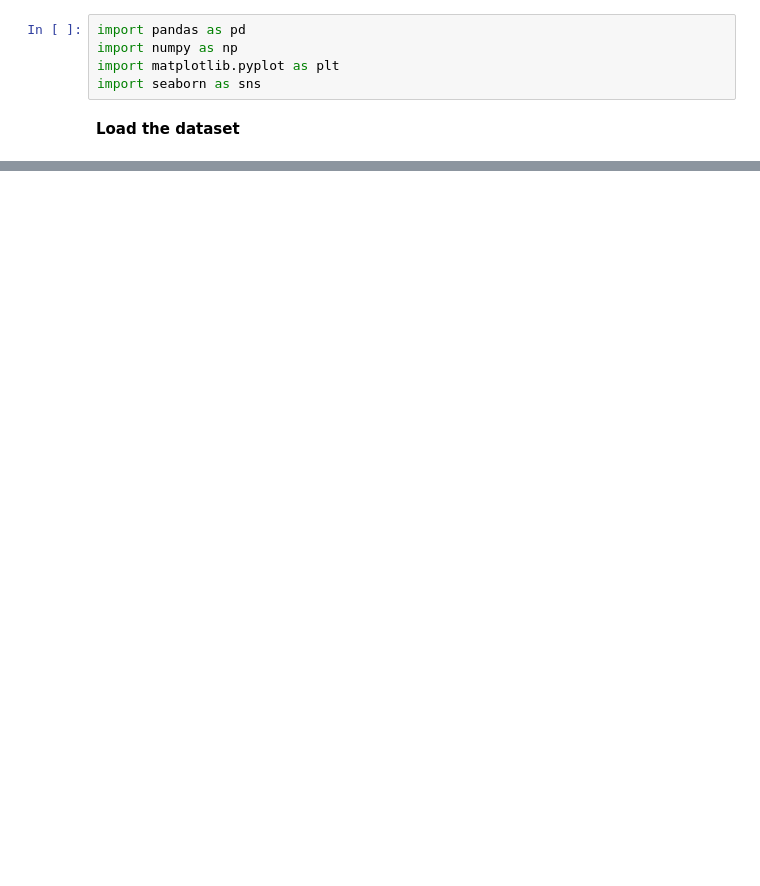
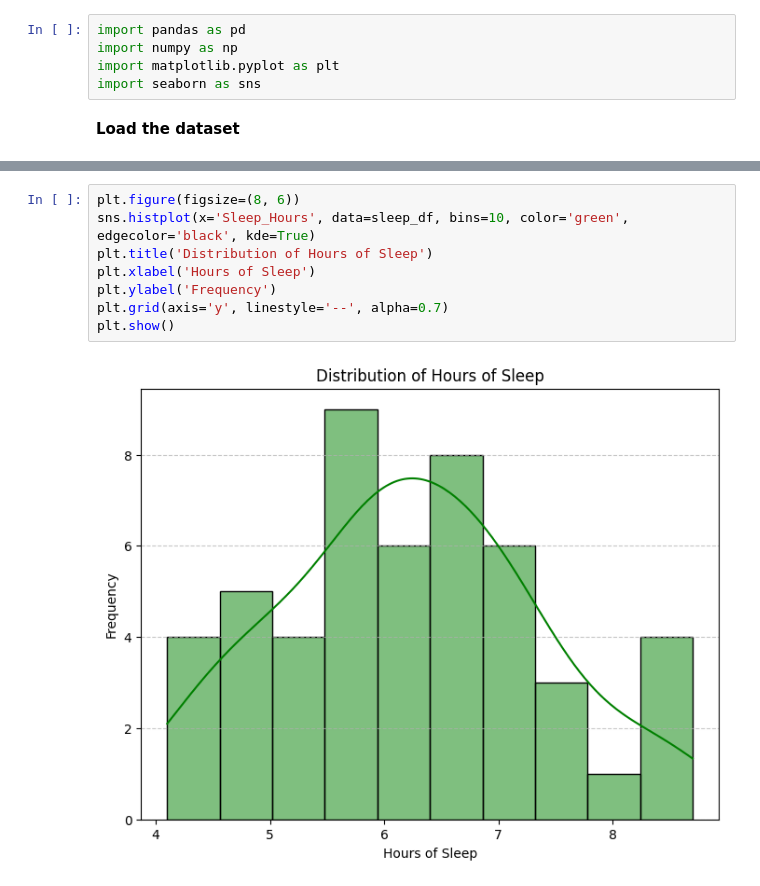
Before and after one commit to SyusufWaliyyi/ArewaDSF_ML_Assigment, a Jupyter notebook: week_3/week_3.ipynb, the cells around one changed output, grey strips where cells are left out. Cells and saved outputs as stored; diff of their text form; blank space fills up the shorter version.

```diff
--- a/week_3/week_3.ipynb
+++ b/week_3/week_3.ipynb
@@ -105,0 +98,10 @@ plt.show()
+# %%
+plt.figure(figsize=(8, 6))
+sns.histplot(x='Sleep_Hours', data=sleep_df, bins=10, color='green', edgecolor='black', kde=True)
+plt.title('Distribution of Hours of Sleep')
+plt.xlabel('Hours of Sleep')
+plt.ylabel('Frequency')
+plt.grid(axis='y', linestyle='--', alpha=0.7)
+plt.show()
+# %% [output]
+[figure, added]
```
Also changed, not shown: parts of 21 cells of this notebook, 2 other files.
